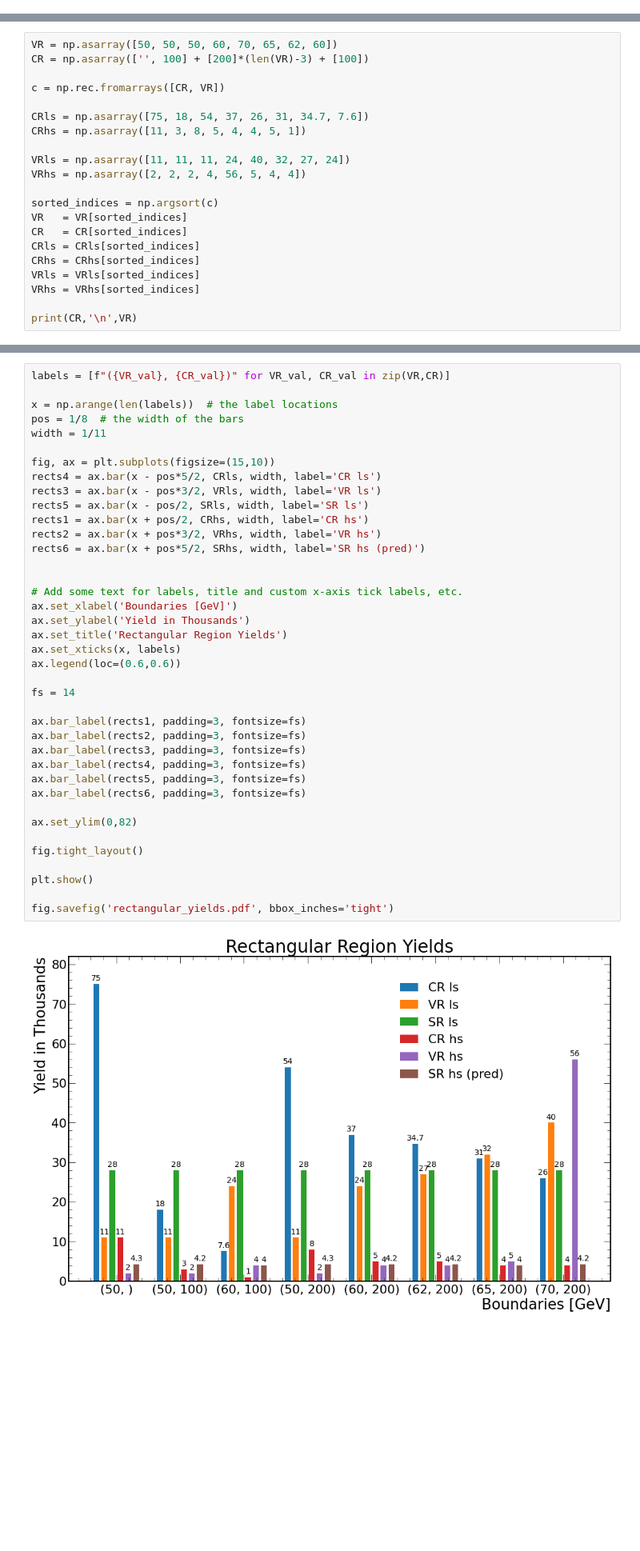
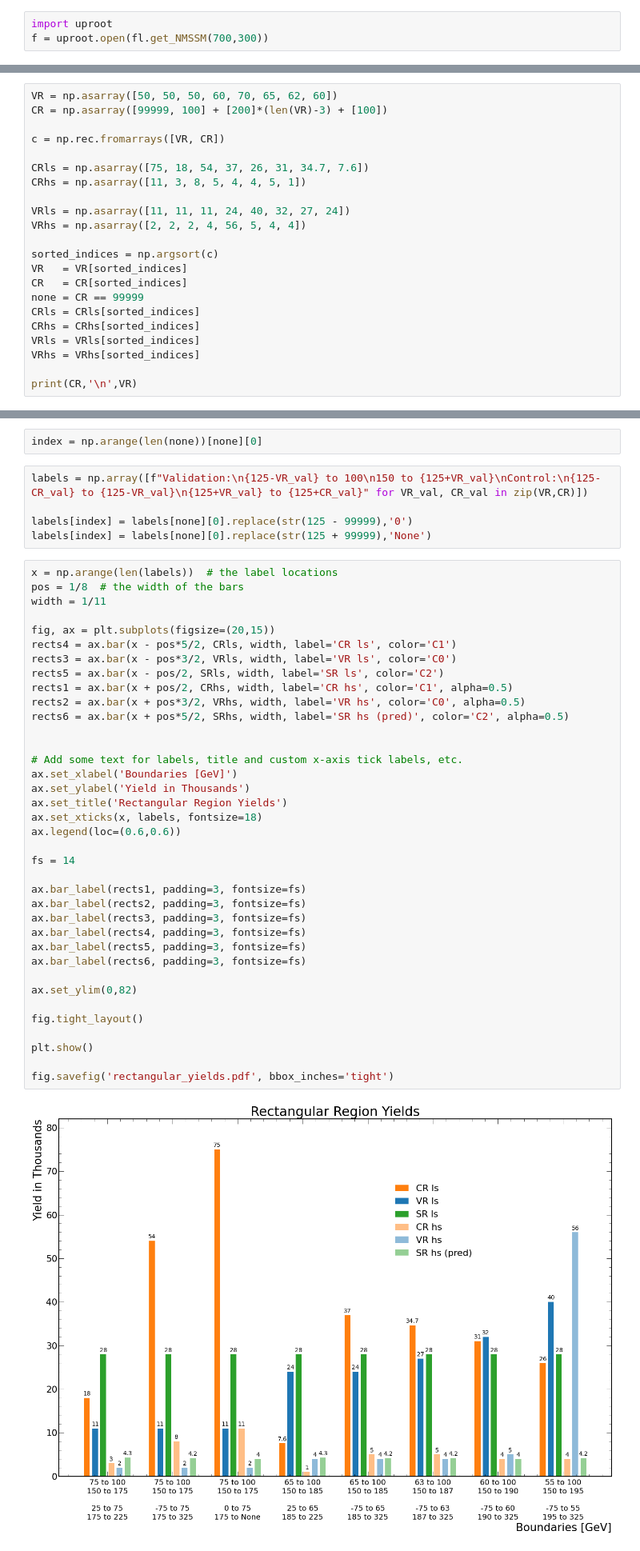
Before and after one commit to srosenzweig09/analysis, a Jupyter notebook: jupyter/scratch_paper.ipynb, the cells around one changed output, grey strips where cells are left out. Shown at 80% size. Saved outputs shown, nothing was run; the diff lists cells and outputs as text; blank space fills up the shorter version.

```diff
--- a/jupyter/scratch_paper.ipynb
+++ b/jupyter/scratch_paper.ipynb
@@ -3,0 +7,3 @@ import numpy as np
+# %%
+import uproot
+f = uproot.open(fl.get_NMSSM(700,300))
@@ -4,8 +14,8 @@ import numpy as np
 # %%
 VR = np.asarray([50, 50, 50, 60, 70, 65, 62, 60])
-CR = np.asarray(['', 100] + [200]*(len(VR)-3) + [100])
+CR = np.asarray([99999, 100] + [200]*(len(VR)-3) + [100])
 
-c = np.rec.fromarrays([CR, VR])
+c = np.rec.fromarrays([VR, CR])
 
 CRls = np.asarray([75, 18, 54, 37, 26, 31, 34.7, 7.6])
 CRhs = np.asarray([11, 3, 8, 5, 4, 4, 5, 1])
@@ -16,6 +26,7 @@ VRhs = np.asarray([2, 2, 2, 4, 56, 5, 4, 4])
 sorted_indices = np.argsort(c)
 VR   = VR[sorted_indices]
 CR   = CR[sorted_indices]
+none = CR == 99999
 CRls = CRls[sorted_indices]
 CRhs = CRhs[sorted_indices]
 VRls = VRls[sorted_indices]
@@ -31,41 +47,46 @@ SRhs = [4.3, 4.2, 4.0, 4.3, 4.2, 4.2, 4, 4.2]
+# %%
+index = np.arange(len(none))[none][0]
+# %%
+labels = np.array([f"Validation:\n{125-VR_val} to 100\n150 to {125+VR_val}\nControl:\n{125-CR_val} to {125-VR_val}\n{125+VR_val} to {125+CR_val}" for VR_val, CR_val in zip(VR,CR)])
+
+labels[index] = labels[none][0].replace(str(125 - 99999),'0')
+labels[index] = labels[none][0].replace(str(125 + 99999),'None')
 # %%
-labels = [f"({VR_val}, {CR_val})" for VR_val, CR_val in zip(VR,CR)]
-
 x = np.arange(len(labels))  # the label locations
 pos = 1/8  # the width of the bars
 width = 1/11
 
-fig, ax = plt.subplots(figsize=(15,10))
-rects4 = ax.bar(x - pos*5/2, CRls, width, label='CR ls')
-rects3 = ax.bar(x - pos*3/2, VRls, width, label='VR ls')
-rects5 = ax.bar(x - pos/2, SRls, width, label='SR ls')
-rects1 = ax.bar(x + pos/2, CRhs, width, label='CR hs')
-rects2 = ax.bar(x + pos*3/2, VRhs, width, label='VR hs')
-rects6 = ax.bar(x + pos*5/2, SRhs, width, label='SR hs (pred)')
+fig, ax = plt.subplots(figsize=(20,15))
+rects4 = ax.bar(x - pos*5/2, CRls, width, label='CR ls', color='C1')
+rects3 = ax.bar(x - pos*3/2, VRls, width, label='VR ls', color='C0')
+rects5 = ax.bar(x - pos/2, SRls, width, label='SR ls', color='C2')
+rects1 = ax.bar(x + pos/2, CRhs, width, label='CR hs', color='C1', alpha=0.5)
+rects2 = ax.bar(x + pos*3/2, VRhs, width, label='VR hs', color='C0', alpha=0.5)
+rects6 = ax.bar(x + pos*5/2, SRhs, width, label='SR hs (pred)', color='C2', alpha=0.5)
 
 
 # Add some text for labels, title and custom x-axis tick labels, etc.
 ax.set_xlabel('Boundaries [GeV]')
 ax.set_ylabel('Yield in Thousands')
 ax.set_title('Rectangular Region Yields')
-ax.set_xticks(x, labels)
+ax.set_xticks(x, labels, fontsize=18)
 ax.legend(loc=(0.6,0.6))
 
 fs = 14
 
 ax.bar_label(rects1, padding=3, fontsize=fs)
 ax.bar_label(rects2, padding=3, fontsize=fs)
 ax.bar_label(rects3, padding=3, fontsize=fs)
 ax.bar_label(rects4, padding=3, fontsize=fs)
 ax.bar_label(rects5, padding=3, fontsize=fs)
 ax.bar_label(rects6, padding=3, fontsize=fs)
 
 ax.set_ylim(0,82)
 
 fig.tight_layout()
 
 plt.show()
 
 fig.savefig('rectangular_yields.pdf', bbox_inches='tight')
 # %% [output]
-[figure, old version]
+[figure, new version]
```
Also changed, not shown: parts of 10 cells of this notebook, 7 other files.
